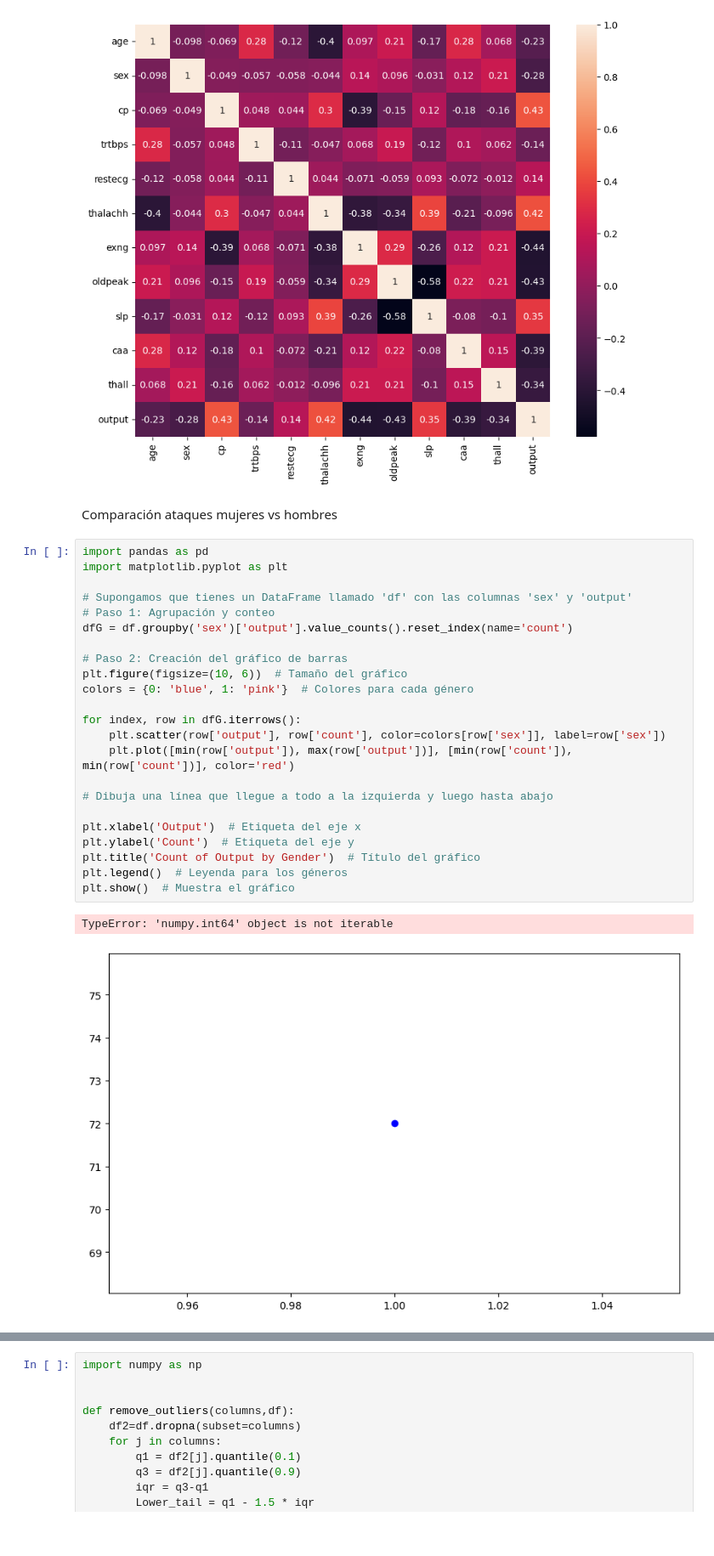
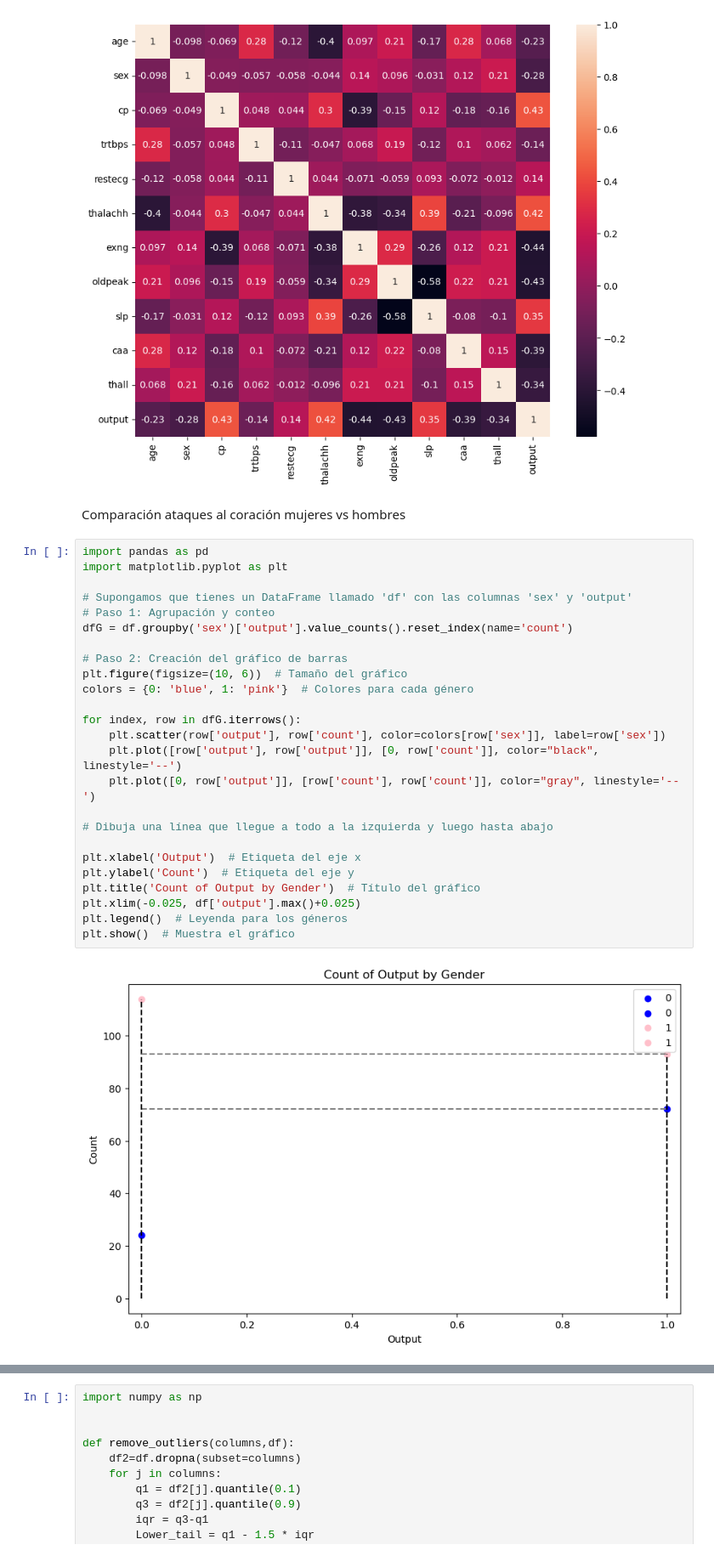
Before and after one commit to diegoguizanlopez/BigDataEIa, a Jupyter notebook: IA/Sistemas_Aprendizaje_Automatico/2-Trimestre/Regresion_Multivariable/Ataque_Corazón/ataque_corazon_prediccion.ipynb, the cells around one changed output, grey strips where cells are left out. Shown at 85% size. Drawn from its saved outputs; the diff is of its cells as text; blank space fills up the shorter version.

Commit message:
Ataques

```diff
--- a/IA/Sistemas_Aprendizaje_Automatico/2-Trimestre/Regresion_Multivariable/Ataque_Corazón/ataque_corazon_prediccion.ipynb
+++ b/IA/Sistemas_Aprendizaje_Automatico/2-Trimestre/Regresion_Multivariable/Ataque_Corazón/ataque_corazon_prediccion.ipynb
@@ -65,30 +69,31 @@ sns.heatmap(df.corr(),annot=True)
 <Axes: >
 [figure]
 # %% [markdown]
-Comparación ataques mujeres vs hombres
+Comparación ataques al coración mujeres vs hombres
 # %%
 import pandas as pd
 import matplotlib.pyplot as plt
 
 # Supongamos que tienes un DataFrame llamado 'df' con las columnas 'sex' y 'output'
 # Paso 1: Agrupación y conteo
 dfG = df.groupby('sex')['output'].value_counts().reset_index(name='count')
 
 # Paso 2: Creación del gráfico de barras
 plt.figure(figsize=(10, 6))  # Tamaño del gráfico
 colors = {0: 'blue', 1: 'pink'}  # Colores para cada género
 
 for index, row in dfG.iterrows():
     plt.scatter(row['output'], row['count'], color=colors[row['sex']], label=row['sex'])
-    plt.plot([min(row['output']), max(row['output'])], [min(row['count']), min(row['count'])], color='red')
+    plt.plot([row['output'], row['output']], [0, row['count']], color="black", linestyle='--')
+    plt.plot([0, row['output']], [row['count'], row['count']], color="gray", linestyle='--')
 
 # Dibuja una línea que llegue a todo a la izquierda y luego hasta abajo
 
 plt.xlabel('Output')  # Etiqueta del eje x
 plt.ylabel('Count')  # Etiqueta del eje y
 plt.title('Count of Output by Gender')  # Título del gráfico
+plt.xlim(-0.025, df['output'].max()+0.025)
 plt.legend()  # Leyenda para los géneros
 plt.show()  # Muestra el gráfico
 # %% [output]
-TypeError: 'numpy.int64' object is not iterable
-[figure, old version]
+[figure, new version]
```
Also changed, not shown: parts of 9 cells of this notebook.
